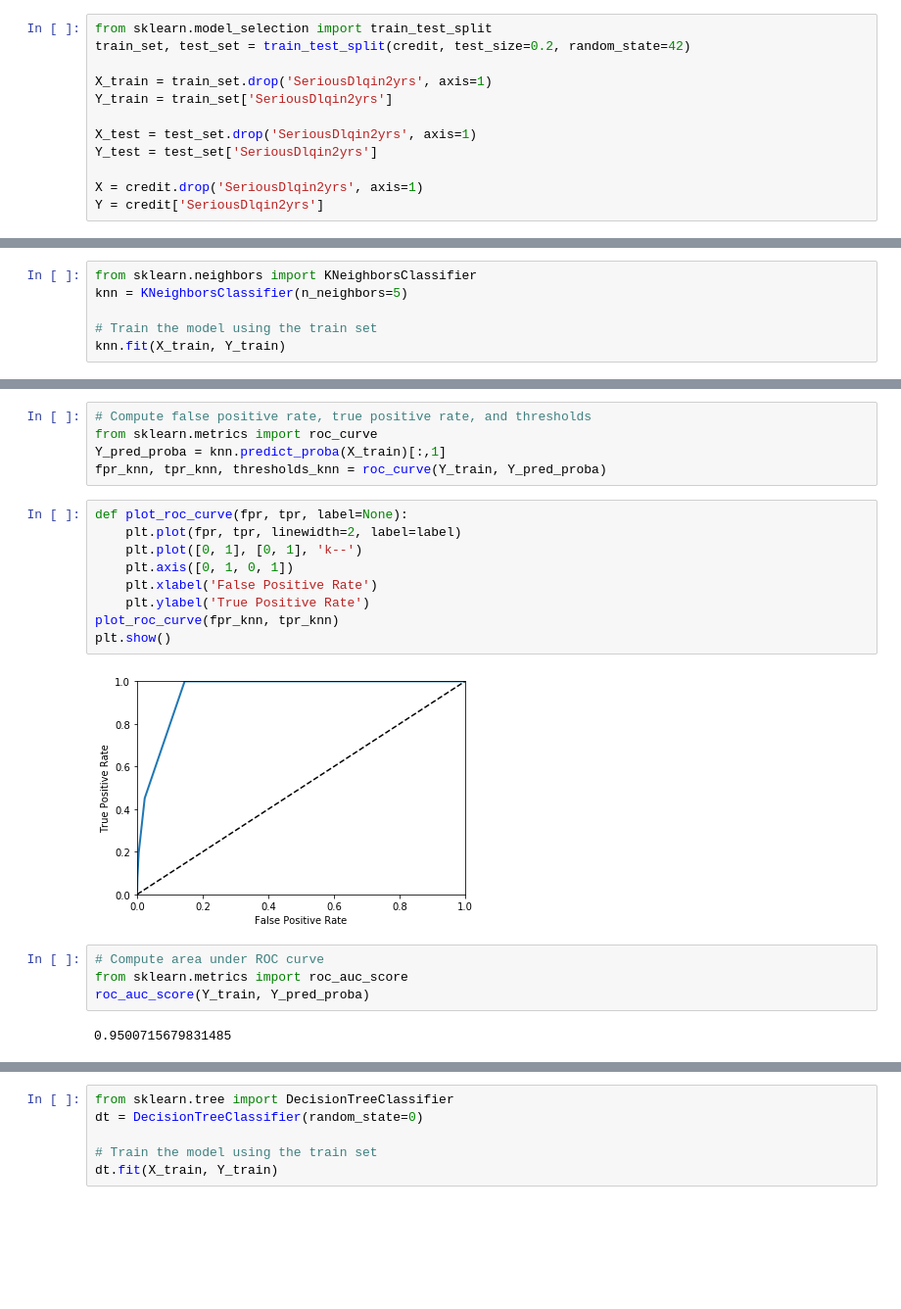
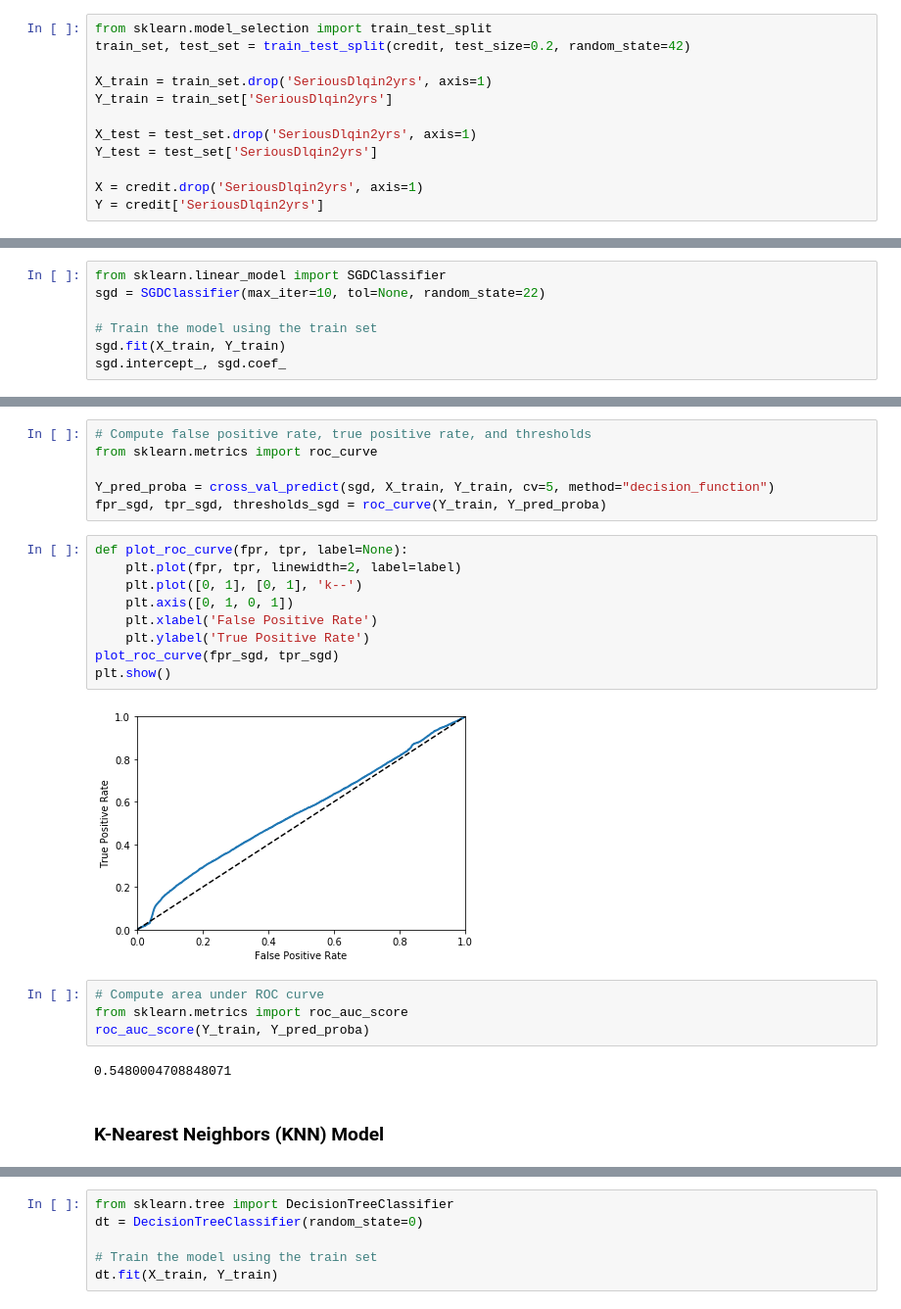
Before and after one commit to sontong22/FinancialCredit, a Jupyter notebook: TrainModels.ipynb, the cells around one changed output, grey strips where cells are left out. Shown: that part at 98% size. Drawn from its saved outputs; the diff is of its cells as text; blank space fills up the shorter version.

```diff
--- a/TrainModels.ipynb
+++ b/TrainModels.ipynb
@@ -57,7 +57,8 @@ Y = credit['SeriousDlqin2yrs']
 # %%
-from sklearn.neighbors import KNeighborsClassifier
-knn = KNeighborsClassifier(n_neighbors=5)
+from sklearn.linear_model import SGDClassifier
+sgd = SGDClassifier(max_iter=10, tol=None, random_state=22)
 
 # Train the model using the train set
-knn.fit(X_train, Y_train)
+sgd.fit(X_train, Y_train)
+sgd.intercept_, sgd.coef_
 # %% [output]
@@ -135,22 +138,25 @@ avg / total       0.91      0.93      0.91    119999
 # %%
 # Compute false positive rate, true positive rate, and thresholds
 from sklearn.metrics import roc_curve
-Y_pred_proba = knn.predict_proba(X_train)[:,1]
-fpr_knn, tpr_knn, thresholds_knn = roc_curve(Y_train, Y_pred_proba)
+
+Y_pred_proba = cross_val_predict(sgd, X_train, Y_train, cv=5, method="decision_function")
+fpr_sgd, tpr_sgd, thresholds_sgd = roc_curve(Y_train, Y_pred_proba)
 # %%
 def plot_roc_curve(fpr, tpr, label=None):
     plt.plot(fpr, tpr, linewidth=2, label=label)
     plt.plot([0, 1], [0, 1], 'k--')
     plt.axis([0, 1, 0, 1])
     plt.xlabel('False Positive Rate')
     plt.ylabel('True Positive Rate')
-plot_roc_curve(fpr_knn, tpr_knn)
+plot_roc_curve(fpr_sgd, tpr_sgd)
 plt.show()
 # %% [output]
-[figure, old version]
+[figure, new version]
 # %%
 # Compute area under ROC curve
 from sklearn.metrics import roc_auc_score
 roc_auc_score(Y_train, Y_pred_proba)
 # %% [output]
-0.9500715679831485
+0.5480004708848071
+# %% [markdown]
+### K-Nearest Neighbors (KNN) Model
```
Also changed, not shown: parts of 76 cells of this notebook, 2 other files.
